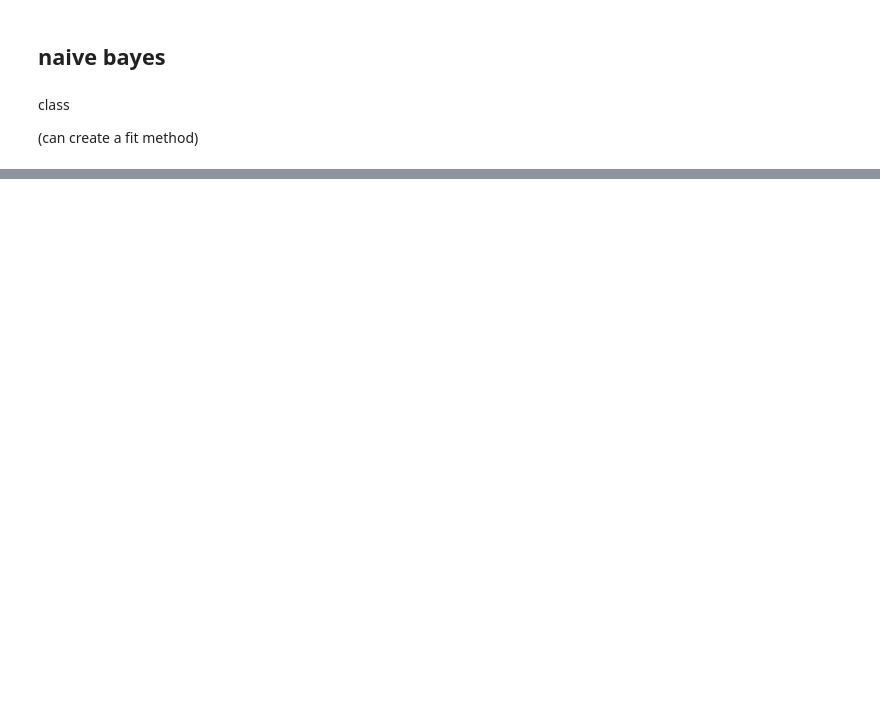
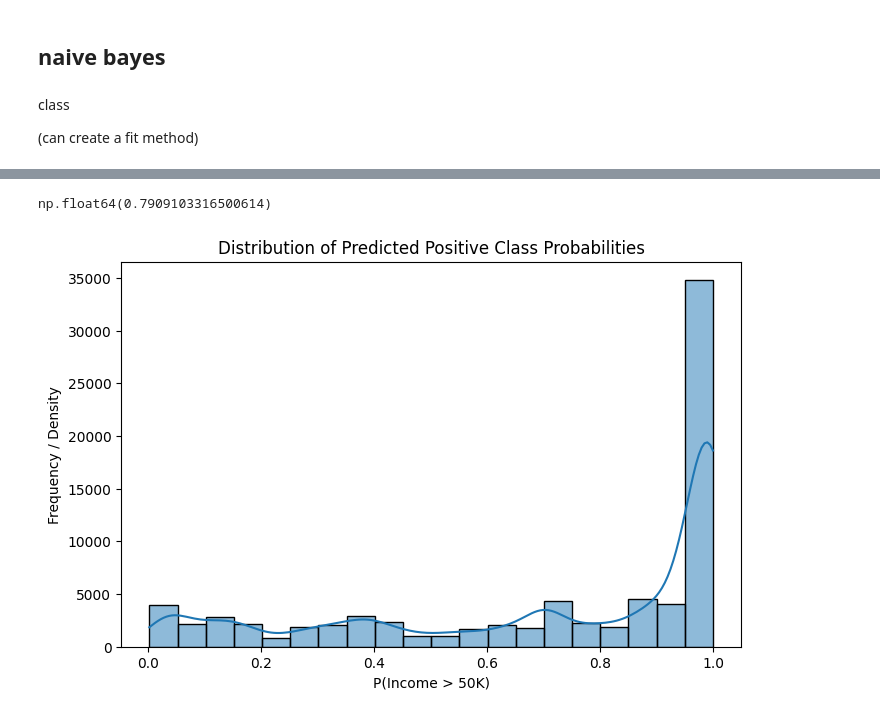
Before and after one commit to youssefmohamed0/ml_lab3, a Jupyter notebook: naive.ipynb, the cells around one changed output, grey strips where cells are left out. Drawn from its saved outputs; the diff is of its cells as text; code cells hidden in the pictures; blank space fills up the shorter version.

```diff
--- a/naive.ipynb
+++ b/naive.ipynb
@@ -305,0 +359,2 @@ Final Accuracy: 0.7909103316500614
+# %%
+model = Naive(x_train, y_train, 0)
@@ -305,0 +398,33 @@ Final Accuracy: 0.7909103316500614
+# %%
+SUBSET_A = [
+    'education',
+    'relationship',
+    'marital-status'
+]
+SUBSET_B = [
+    'workclass',
+    'race',
+    'gender'
+]
+SUBSET_C = [
+    'education',
+    'marital-status',
+    'occupation',
+    'native-country'
+]
+
+subsets = [SUBSET_A, SUBSET_B, SUBSET_C]
+# %%
+best_accuracy_subset = 0
+best_subset = []
+for index, subset in enumerate(subsets):
+  model.set_feature_set(x_train[subset])
+  accuracy = model.predict(x_val[subset], y_val)
+  if accuracy > best_accuracy_subset:
+    best_accuracy_subset = accuracy
+    best_subset = subset
+  print(f"For subset {index} - validation accuracy: {accuracy}")
+  print("________________\n")
+model.set_feature_set(x_train[best_subset])
+print(f"Best subset {best_subset} \nBest validation accuracy: {best_accuracy_subset}")
+print(f"Final test accuracy: {model.predict(x_test[best_subset],y_test)}")
@@ -305,0 +444,9 @@ Final Accuracy: 0.7909103316500614
+# %%
+model.set_feature_set(x_train)
+model.predict(x_test, y_test)
+# %% [output]
+np.float64(0.7909103316500614)
+# %%
+model.plot_probability_distribution(y_test)
+# %% [output]
+[figure, added]
```
Also changed, not shown: parts of 10 cells of this notebook.
